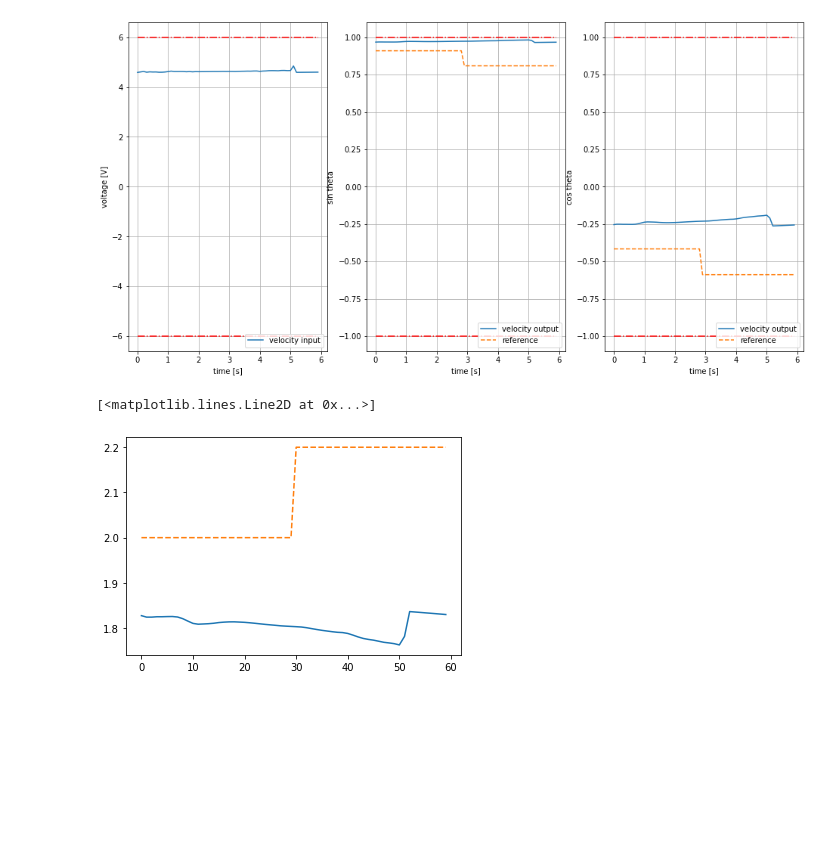
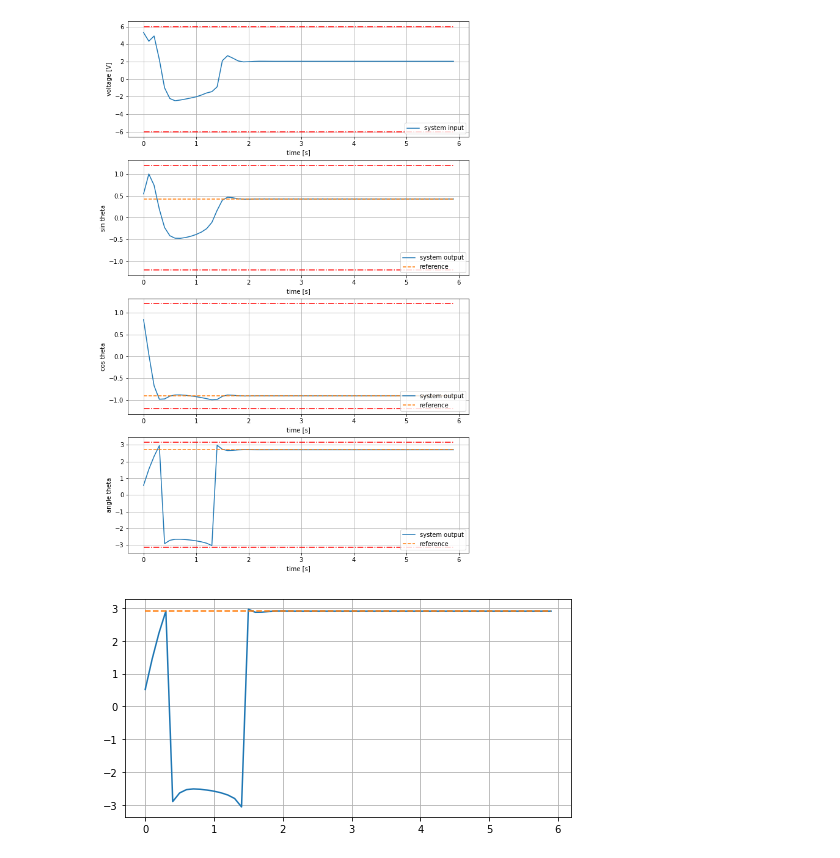
Before and after one commit to Mixxxxx358/NonlinearController, a Jupyter notebook: sincos_mpc_test_casadi.ipynb, the cells around one changed output. Drawn from its saved outputs; the diff is of its cells as text; code cells hidden in the pictures; blank space fills up the shorter version.

```diff
--- a/sincos_mpc_test_casadi.ipynb
+++ b/sincos_mpc_test_casadi.ipynb
@@ -61,11 +54,18 @@ nz = nx+ny
 ne = 1
 
 # initialize objective function matrices
-R = np.eye(nu)*0.1; Q = np.zeros((nz,nz)); np.fill_diagonal(Q, [100.,100.,1.,1.]) #Q = np.matrix('10,0,0;0,10,0;0,0,10')# these are user defined
+# Q1 = np.eye(ny)*500
+Q1 = np.zeros((ny,ny)); np.fill_diagonal(Q1, [500, 500])
+Q2 = np.zeros((nz,nz)); Q2[ny:,ny:] = np.eye(nx)
+Omega1 = get_Omega(Nc, Q1)
+Omega2 = get_Omega(Nc, Q2)
+
+R = np.eye(nu)*0.1;# Q = np.zeros((nz,nz)); np.fill_diagonal(Q, [200.,200.,1.,1.]) #Q = np.matrix('10,0,0;0,10,0;0,0,10')# these are user defined
 Psi = get_Psi(Nc, R)
-Omega = get_Omega(Nc, Q)
+# Omega = get_Omega(Nc, Q)
+
 # extended objective matrices for soft constraints
-e_lambda = 1000 # weighting of minimizing e in objective function
+e_lambda = 1e8 # weighting of minimizing e in objective function
 Ge = np.zeros((Nc*nu+ne,Nc*nu+ne))
 Ge[-ne:,-ne:] = e_lambda
 
@@ -78,7 +78,7 @@ y0 = norm_output(q0, norm)
 
 # determine constraint matrices
 u_min = norm_input(w_min, norm); u_max = norm_input(w_max, norm)
-y_min = np.hstack((norm_output(q_min, norm), np.ones(nx)*-100000)); y_max = np.hstack((norm_output(q_max, norm), np.ones(nx)*100000)) # augmented with the velocity states
+y_min = np.hstack((norm_output(q_min, norm), np.ones(nx)*-1000)); y_max = np.hstack((norm_output(q_max, norm), np.ones(nx)*1000)) # augmented with the velocity states
 D, E, M, c = getDEMc(y_min, y_max, u_min, u_max, Nc, nz, nu)
 Lambda = np.tril(np.ones((Nc,Nc)),0)
 
@@ -91,7 +91,7 @@ Lambda = np.tril(np.ones((Nc,Nc)),0)
 # yhist = torch.ones((1,na+1))*y0
 
 # initial predicted states, input, and output
-X_1 = np.tile(np.zeros((1,2)),Nc+1).T
+X_1 = np.tile(np.zeros((1,2)),Nc+2).T
 U_1 = np.ones((Nc+1)*nu)[np.newaxis].T*u0
 Y_1 = np.tile(y0[np.newaxis],Nc).T
 
@@ -103,6 +103,7 @@ log_iterations = np.zeros((1,nr_sim_steps))
 log_comp_t = np.zeros((4, nr_sim_steps*nr_iterations))
 
 offset = 0
+e = 0 #initial value for soft bounds for hotstart
 # %%
 ##################  Online Computation  #######################
 
@@ -227,10 +231,11 @@ log_w_nmpc = np.load("NonlinearController/experiments/log_w.npy")
 log_u_lpv = np.load("NonlinearController/experiments/u_log.npy")
 log_y_lpv = np.load("NonlinearController/experiments/y_log.npy")
 
-fig1 = plt.figure(figsize=[16, 8])
+fig1 = plt.figure(figsize=[10, 16])
+# fig1 = plt.figure(figsize=[16, 8])
 
-plt.subplot(1,3,1)
-plt.plot(np.arange(nr_sim_steps)*dt, log_w[0,:], label='velocity input')
+plt.subplot(4,1,1)
+plt.plot(np.arange(nr_sim_steps)*dt, log_w[0,:], label='system input')
 # plt.plot(np.arange(nr_sim_steps)*dt, np.hstack((log_u_lpv[1:],log_u_lpv[-1])), label='lpv input')
 plt.plot(np.arange(nr_sim_steps)*dt, np.ones(nr_sim_steps)*w_max, 'r-.')#, label='max')
 plt.plot(np.arange(nr_sim_steps)*dt, np.ones(nr_sim_steps)*w_min, 'r-.')#, label='min')
@@ -239,50 +244,63 @@ plt.ylabel("voltage [V]")
 plt.grid()
 plt.legend(loc='lower right')
 
-plt.subplot(1,3,2)
-plt.plot(np.arange(nr_sim_steps)*dt, log_q[0,:], label='velocity output')
-plt.plot(np.arange(nr_sim_steps)*dt, np.hstack((reference[0,1:nr_sim_steps],reference[0,nr_sim_steps])), '--', label='reference')
+
+plt.subplot(4,1,2)
+plt.plot(np.arange(nr_sim_steps)*dt, log_q[0,:], label='system output')
+plt.plot(np.arange(nr_sim_steps)*dt, np.hstack((reference[0,:nr_sim_steps])), '--', label='reference')
 plt.plot(np.arange(nr_sim_steps)*dt, np.ones(nr_sim_steps)*q_max[0], 'r-.')#, label='max')
 plt.plot(np.arange(nr_sim_steps)*dt, np.ones(nr_sim_steps)*q_min[0], 'r-.')#, label='min')
 plt.xlabel("time [s]")
 plt.ylabel("sin theta")
 plt.grid()
 plt.legend(loc='lower right')
 
-plt.subplot(1,3,3)
-plt.plot(np.arange(nr_sim_steps)*dt, log_q[1,:], label='velocity output')
+plt.subplot(4,1,3)
+plt.plot(np.arange(nr_sim_steps)*dt, log_q[1,:], label='system output')
 plt.plot(np.arange(nr_sim_steps)*dt, np.ones(nr_sim_steps)*q_max[1], 'r-.')#, label='max')
 plt.plot(np.arange(nr_sim_steps)*dt, np.ones(nr_sim_steps)*q_min[1], 'r-.')#, label='min')
 # plt.plot(np.arange(nr_sim_steps)*dt, np.hstack((log_y_lpv[2:],log_y_lpv[-1])), label='lpv output')
-plt.plot(np.arange(nr_sim_steps)*dt, np.hstack((reference[1,1:nr_sim_steps],reference[1,nr_sim_steps])), '--', label='reference')
+plt.plot(np.arange(nr_sim_steps)*dt, np.hstack((reference[1,:nr_sim_steps])), '--', label='reference')
 # plt.plot(np.arange(nr_sim_steps)*dt, log_q[0,:] - log_q_nmpc[0,:], label='vel-nmpc')
 plt.xlabel("time [s]")
 plt.ylabel("cos theta")
+plt.grid()
+plt.legend(loc='lower right')
+
+plt.subplot(4,1,4)
+theta = np.arctan2(log_q[0,:], log_q[1,:])
+plt.plot(np.arange(nr_sim_steps)*dt, theta, label='system output')
+plt.plot(np.arange(nr_sim_steps)*dt, (reference_theta[1:nr_sim_steps+1]+np.pi)%(2*np.pi) - np.pi, '--', label='reference')
+plt.plot(np.arange(nr_sim_steps)*dt, np.ones(nr_sim_steps)*np.pi, 'r-.')#, label='max')
+plt.plot(np.arange(nr_sim_steps)*dt, -np.ones(nr_sim_steps)*np.pi, 'r-.')#, label='min')
+plt.xlabel("time [s]")
+plt.ylabel("angle theta")
 plt.grid()
 plt.legend(loc='lower right')
 
 # plt.subplot(2,2,3)
 # plt.plot(np.arange(nr_sim_steps)*dt, log_e[0,:], label='e')
 # plt.xlabel("time [s]")
 # plt.ylabel("e")
 # plt.grid()
 # plt.legend(loc='upper right')
 
 # plt.subplot(2,2,4)
 # plt.plot(np.arange(nr_sim_steps)*dt, log_iterations[0,:], label='iQP')
 # plt.plot(np.arange(nr_sim_steps)*dt, np.ones(nr_sim_steps)*nr_iterations, 'r-.', label='max iter')
 # plt.xlabel("time [s]")
 # plt.ylabel("iterations")
 # plt.grid()
 # plt.legend(loc='upper right')
 
 plt.show()
 # %% [output]
-[figure, old version]
+[figure, new version]
 # %%
+fig1 = plt.figure(figsize=[8, 4])
 theta = np.arctan2(log_q[0,:], log_q[1,:])
-plt.plot(theta)
-plt.plot(reference_theta[:nr_sim_steps], '--')
+plt.plot(np.arange(nr_sim_steps)*dt, theta)
+plt.plot(np.arange(nr_sim_steps)*dt, (reference_theta[:nr_sim_steps]+np.pi)%(2*np.pi) - np.pi, '--')
+plt.grid()
 # %% [output]
-[<matplotlib.lines.Line2D at 0x...>]
-[figure, old version]
+[figure, new version]
```
Also changed, not shown: parts of 8 cells of this notebook.
